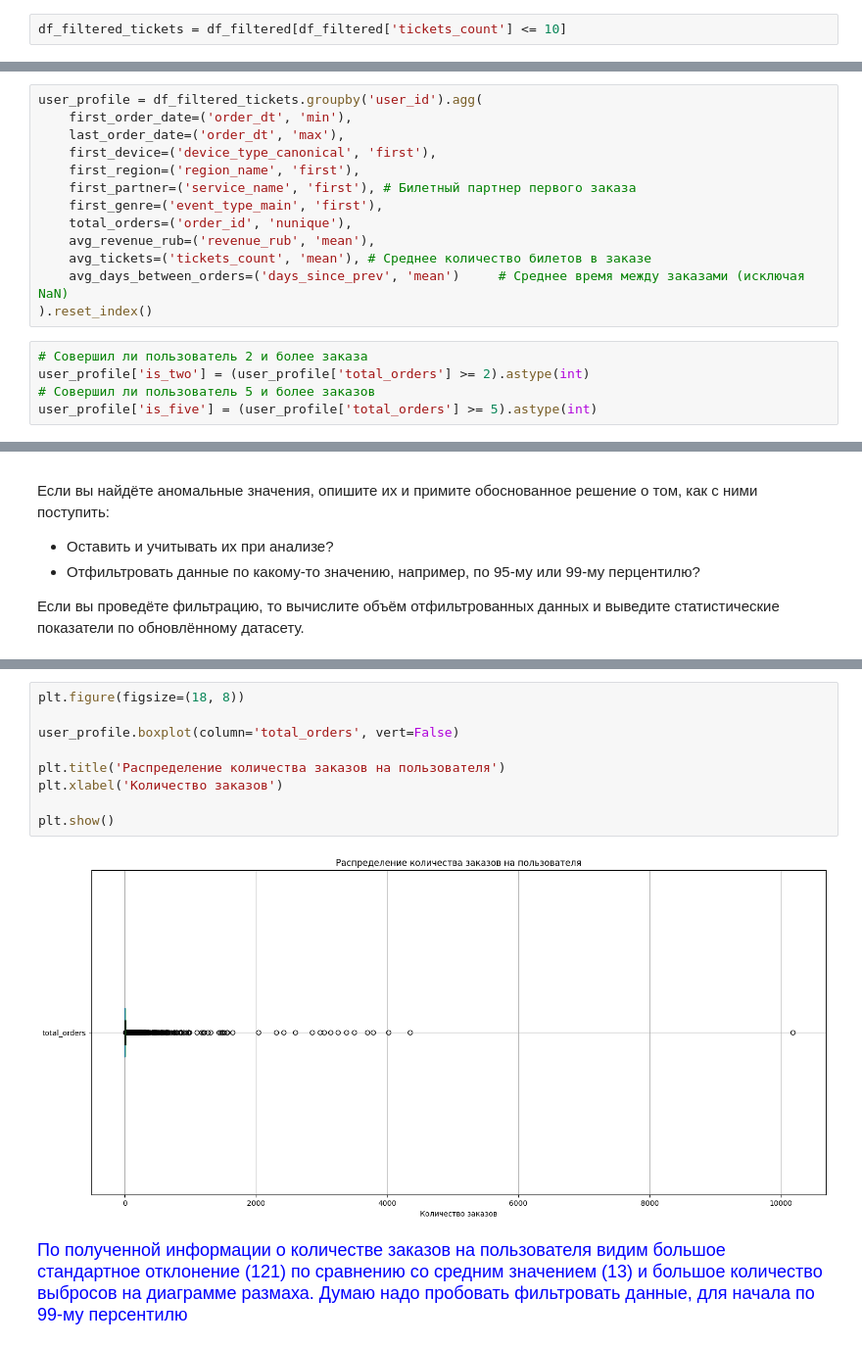
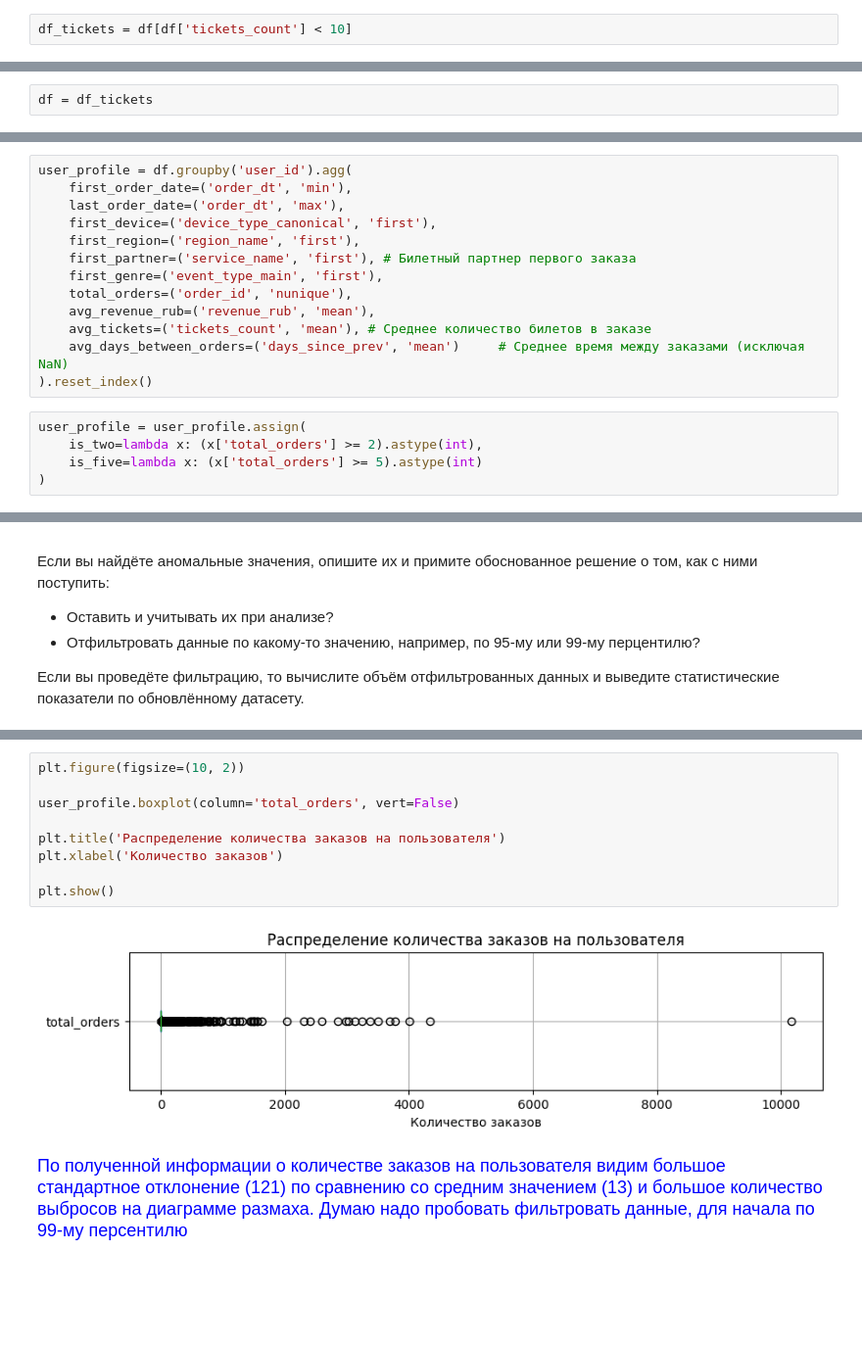
Before and after one commit to relaxeddd/ya-afisha-analysis, a Jupyter notebook: ya-afisha.ipynb, the cells around one changed output, grey strips where cells are left out. Shown at 98% size. Drawn from its saved outputs; the diff is of its cells as text; blank space fills up the shorter version.

```diff
--- a/ya-afisha.ipynb
+++ b/ya-afisha.ipynb
@@ -550,3 +607,3 @@ Name: count, dtype: int64
 </div>
 # %%
-df_filtered_tickets = df_filtered[df_filtered['tickets_count'] <= 10]
+df_tickets = df[df['tickets_count'] < 10]
@@ -593,3 +643,5 @@ print(df.shape[0] - df_filtered_tickets.shape[0])
+# %%
+df = df_tickets
 # %% [markdown]
 <div style="font-size: 24px; line-height: 1.5; color: blue;">
 Вывод по предобработке данных
@@ -635,5 +693,5 @@ print(df.shape[0] - df_filtered_tickets.shape[0])
 # %%
-user_profile = df_filtered_tickets.groupby('user_id').agg(
+user_profile = df.groupby('user_id').agg(
     first_order_date=('order_dt', 'min'),
     last_order_date=('order_dt', 'max'),
     first_device=('device_type_canonical', 'first'),
@@ -646,8 +704,8 @@ user_profile = df_filtered_tickets.groupby('user_id').agg(
     avg_days_between_orders=('days_since_prev', 'mean')     # Среднее время между заказами (исключая NaN)
 ).reset_index()
 # %%
-# Совершил ли пользователь 2 и более заказа
-user_profile['is_two'] = (user_profile['total_orders'] >= 2).astype(int)
-# Совершил ли пользователь 5 и более заказов
-user_profile['is_five'] = (user_profile['total_orders'] >= 5).astype(int)
+user_profile = user_profile.assign(
+    is_two=lambda x: (x['total_orders'] >= 2).astype(int),
+    is_five=lambda x: (x['total_orders'] >= 5).astype(int)
+)
 # %%
@@ -754,14 +855,14 @@ Name: count, dtype: int64
 # %%
-plt.figure(figsize=(18, 8))
+plt.figure(figsize=(10, 2))
 
 user_profile.boxplot(column='total_orders', vert=False)
 
 plt.title('Распределение количества заказов на пользователя')
 plt.xlabel('Количество заказов')
 
 plt.show()
 # %% [output]
-[figure, old version]
+[figure, new version]
 # %% [markdown]
 <div style="font-size: 18px; line-height: 1.5; color: blue;">
 По полученной информации о количестве заказов на пользователя видим большое стандартное отклонение (121) по сравнению со средним значением (13)
```
Also changed, not shown: parts of 151 cells of this notebook, 2 other files.
